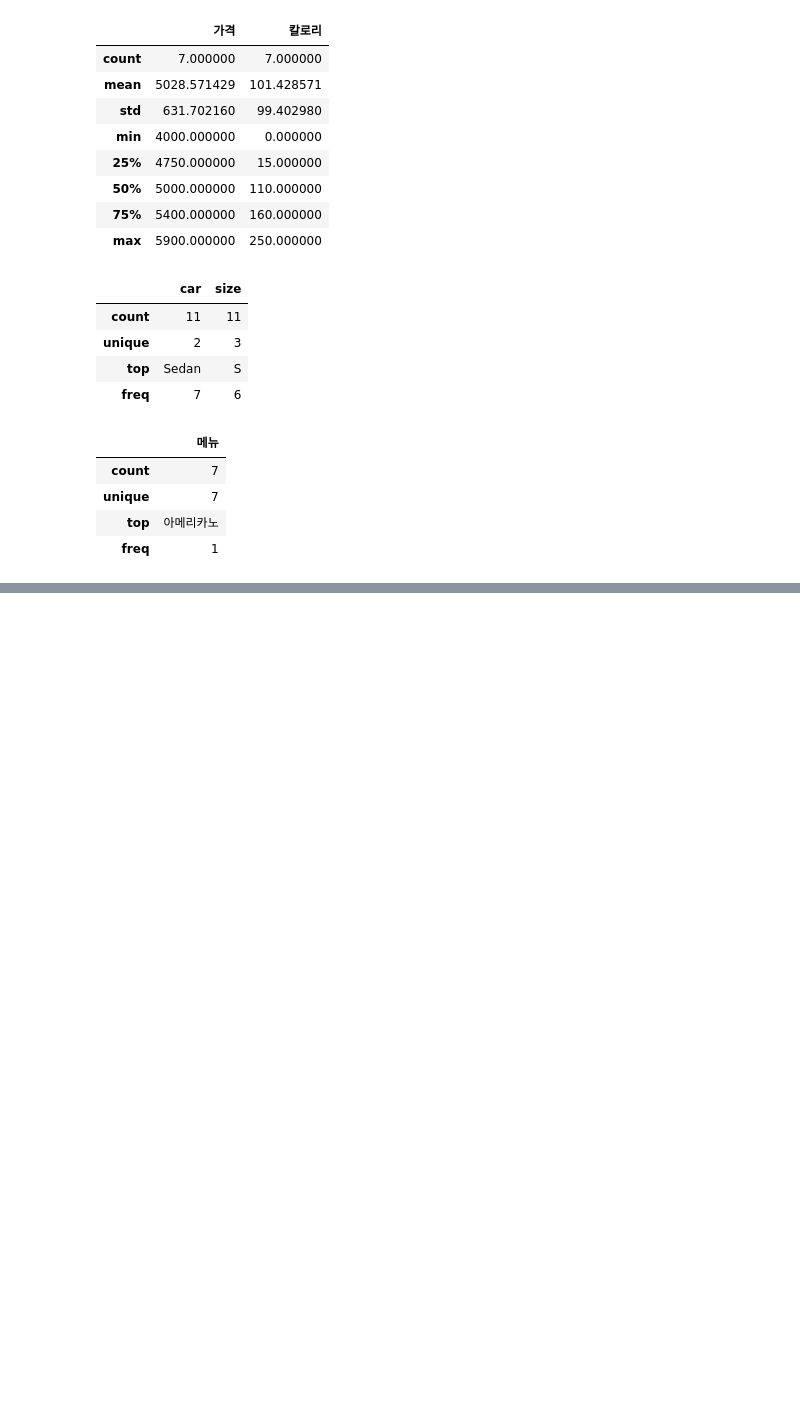
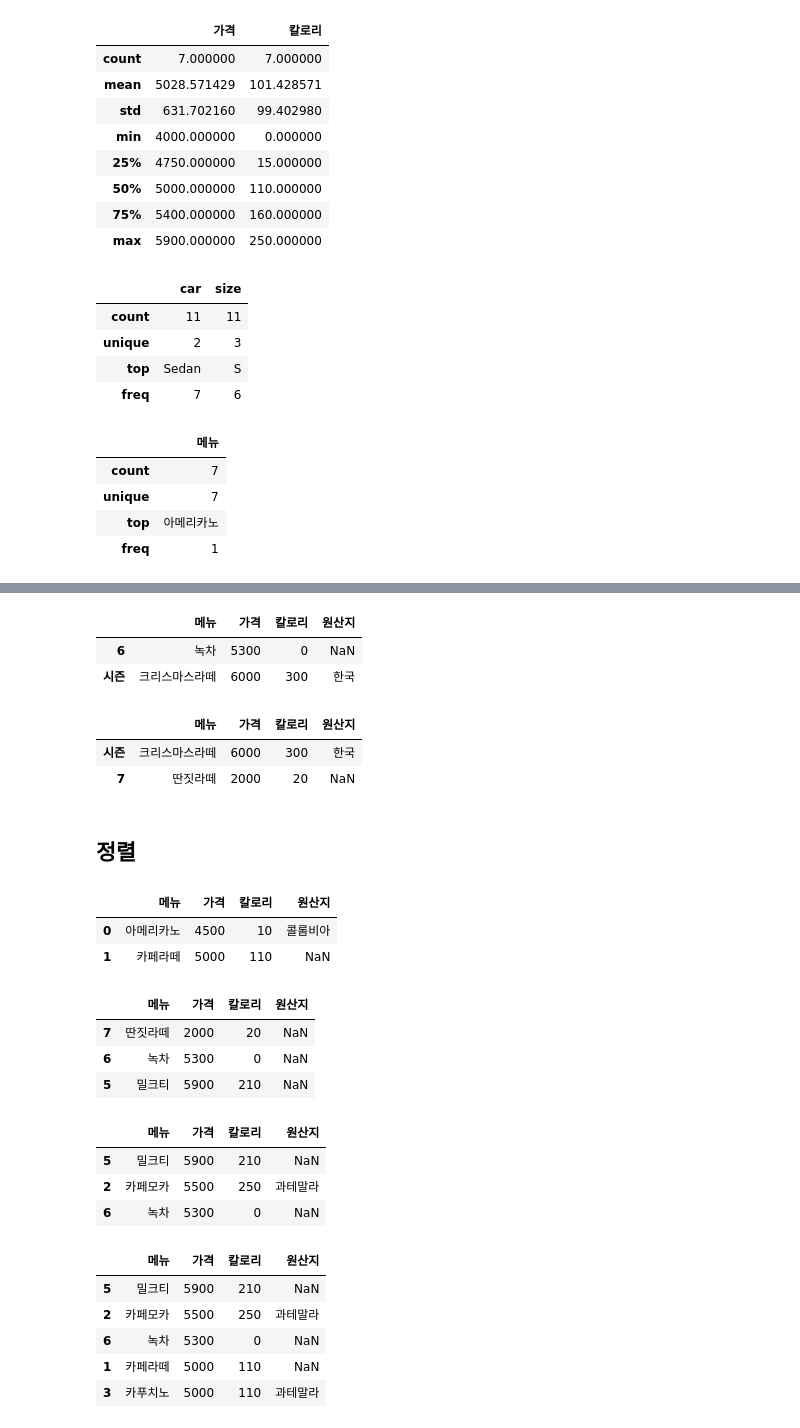
Before and after one commit to CHANGWOOKCHO/-engineer_big_data_analysis, a Jupyter notebook: part1/chapter2.ipynb, the cells around one changed output, grey strips where cells are left out. Saved outputs shown, nothing was run; the diff lists cells and outputs as text; code cells hidden in the pictures; blank space fills up the shorter version.

```diff
--- a/part1/chapter2.ipynb
+++ b/part1/chapter2.ipynb
@@ -242,0 +443,15 @@ df.describe(include="O")
+# %%
+#행추가(리스트)
+df.loc["시즌"] = ["크리스마스라떼", 6000, 300, "한국"]
+df.tail(2)
+# %% [output]
+|  | 메뉴 | 가격 | 칼로리 | 원산지 |
+| 6 | 녹차 | 5300 | 0 | NaN |
+| 시즌 | 크리스마스라떼 | 6000 | 300 | 한국 |
+# %%
+df.loc[7] = {"메뉴":"딴짓라떼", "가격":2000,"칼로리":20}
+df.tail(2)
+# %% [output]
+|  | 메뉴 | 가격 | 칼로리 | 원산지 |
+| 시즌 | 크리스마스라떼 | 6000 | 300 | 한국 |
+| 7 | 딴짓라떼 | 2000 | 20 | NaN |
@@ -242,0 +461,38 @@ df.describe(include="O")
+# %% [markdown]
+## 정렬
+# %%
+df = pd.read_csv("cafe2.csv")
+df.head(2)
+# %% [output]
+|  | 메뉴 | 가격 | 칼로리 | 원산지 |
+| 0 | 아메리카노 | 4500 | 10 | 콜롬비아 |
+| 1 | 카페라떼 | 5000 | 110 | NaN |
+# %%
+#인덱스 기준
+df.sort_index(ascending=False, inplace=True) #ascending : True(오름차순), False(내림차순)
+df.head(3)
+# %% [output]
+|  | 메뉴 | 가격 | 칼로리 | 원산지 |
+| 7 | 딴짓라떼 | 2000 | 20 | NaN |
+| 6 | 녹차 | 5300 | 0 | NaN |
+| 5 | 밀크티 | 5900 | 210 | NaN |
+# %%
+# value 기준
+df.sort_values("가격", ascending=False, inplace=True)
+df.head(3)
+# %% [output]
+|  | 메뉴 | 가격 | 칼로리 | 원산지 |
+| 5 | 밀크티 | 5900 | 210 | NaN |
+| 2 | 카페모카 | 5500 | 250 | 과테말라 |
+| 6 | 녹차 | 5300 | 0 | NaN |
+# %%
+#다중 조건
+df.sort_values(["가격","메뉴"], ascending=[False,True], inplace=True)
+df.head()
+# %% [output]
+|  | 메뉴 | 가격 | 칼로리 | 원산지 |
+| 5 | 밀크티 | 5900 | 210 | NaN |
+| 2 | 카페모카 | 5500 | 250 | 과테말라 |
+| 6 | 녹차 | 5300 | 0 | NaN |
+| 1 | 카페라떼 | 5000 | 110 | NaN |
+| 3 | 카푸치노 | 5000 | 110 | 과테말라 |
```
Also changed, not shown: parts of 32 cells of this notebook, 1 other file.
